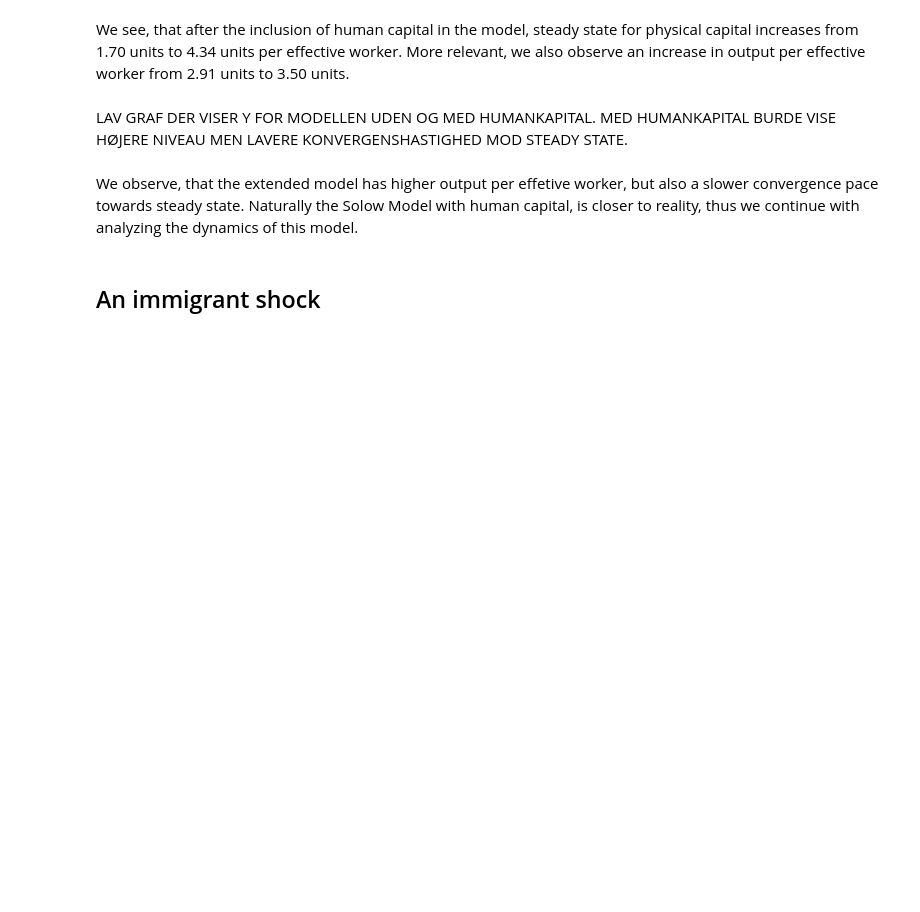
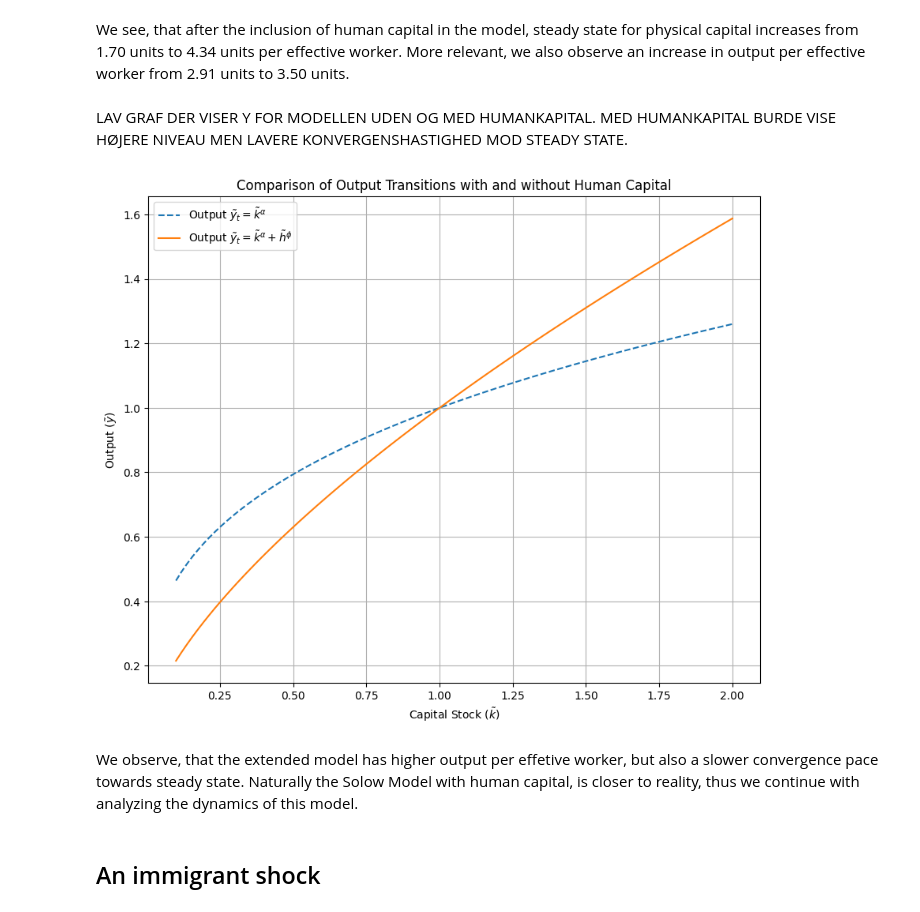
Before and after one commit to NumEconCopenhagen/projects-2024-ccc, a Jupyter notebook: modelproject/modelproject copy.ipynb, the cells around one changed output. Drawn from its saved outputs; the diff is of its cells as text; code cells hidden in the pictures; blank space fills up the shorter version.

```diff
--- a/modelproject/modelproject copy.ipynb
+++ b/modelproject/modelproject copy.ipynb
@@ -191,6 +194,46 @@ We see, that after the inclusion of human capital in the model, steady state for
 # %% [markdown]
 
 LAV GRAF DER VISER Y FOR MODELLEN UDEN OG MED HUMANKAPITAL. MED HUMANKAPITAL BURDE VISE HØJERE NIVEAU MEN LAVERE KONVERGENSHASTIGHED MOD STEADY STATE.
+# %%
+import numpy as np
+import matplotlib.pyplot as plt
+import sympy as sm
+
+# Define the symbols
+alpha, phi, k_tilde, h_tilde = sm.symbols('alpha phi k_tilde h_tilde')
+
+# Define the outputs using only physical capital and both capitals
+y_tilde_k_only = k_tilde**alpha
+y_tilde_kh = k_tilde**alpha * h_tilde**phi
+
+# Convert symbolic expressions to numerical functions
+y_tilde_k_only_func = sm.lambdify((k_tilde, alpha), y_tilde_k_only)
+y_tilde_kh_func = sm.lambdify((k_tilde, h_tilde, alpha, phi), y_tilde_kh)
+
+# Parameters
+alpha_value = 1/3
+phi_value = 1/3
+
+# Simulate k_tilde and h_tilde values
+k_tilde_values = np.linspace(0.1, 2, 100)  # Example progression of k_tilde
+h_tilde_values = np.linspace(0.1, 2, 100)  # Example progression of h_tilde
+
+# Calculate outputs
+output_k_only = y_tilde_k_only_func(k_tilde_values, alpha_value)
+output_kh = y_tilde_kh_func(k_tilde_values, h_tilde_values, alpha_value, phi_value)
+
+# Plot the transitions of both models
+plt.figure(figsize=(10, 8))
+plt.plot(k_tilde_values, output_k_only, label='Output $\\tilde{y}_t = \\tilde{k}^\\alpha$', linestyle='--')
+plt.plot(k_tilde_values, output_kh, label='Output $\\tilde{y}_t = \\tilde{k}^\\alpha + \\tilde{h}^\\phi$')
+plt.title('Comparison of Output Transitions with and without Human Capital')
+plt.xlabel('Capital Stock ($\\tilde{k}$)')
+plt.ylabel('Output ($\\tilde{y}$)')
+plt.legend()
+plt.grid(True)
+plt.show()
+# %% [output]
+[figure, added]
 # %% [markdown]
 We observe, that the extended model has higher output per effetive worker, but also a slower convergence pace towards steady state. Naturally the Solow Model with human capital, is closer to reality, thus we continue with analyzing the dynamics of this model.
 # %% [markdown]
```
Also changed, not shown: parts of 2 cells of this notebook.
